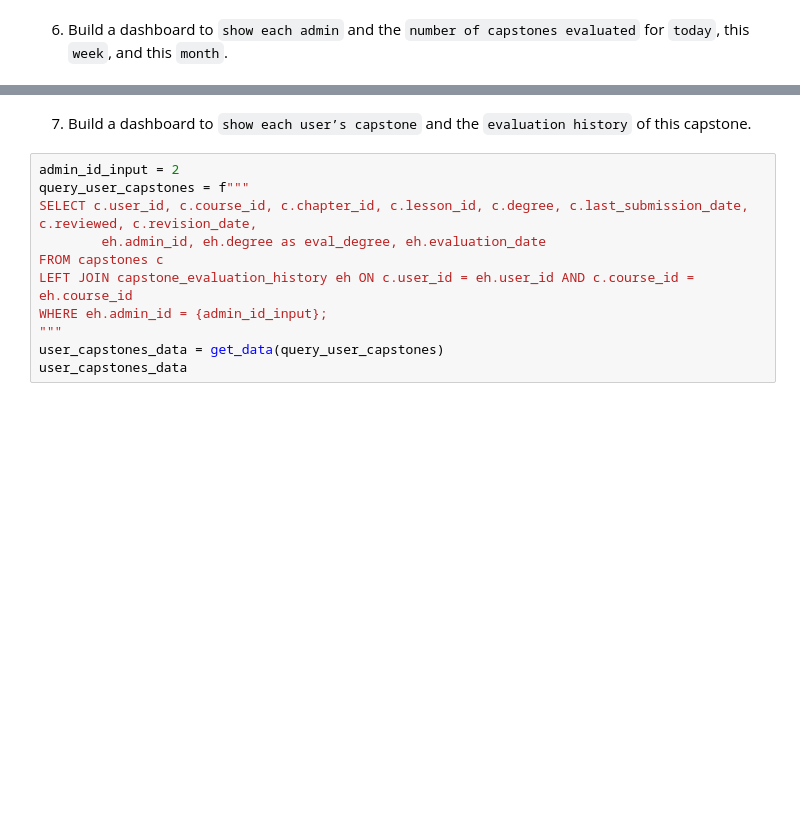
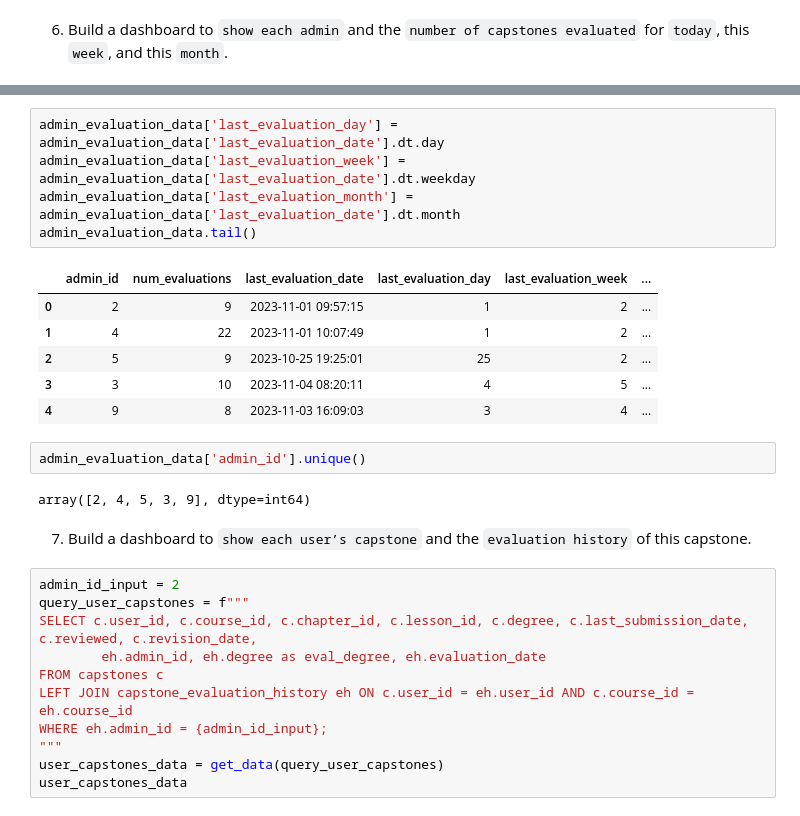
Before and after one commit to elsayedelmandoh/dashboard_ElectroPI, a Jupyter notebook: dashboard.ipynb, the cells around one changed output, grey strips where cells are left out. Cells and saved outputs as stored; diff of their text form; blank space fills up the shorter version.

```diff
--- a/dashboard.ipynb
+++ b/dashboard.ipynb
@@ -669,3 +680,19 @@ admin_evaluation_data
+# %%
+admin_evaluation_data['last_evaluation_day'] = admin_evaluation_data['last_evaluation_date'].dt.day
+admin_evaluation_data['last_evaluation_week'] = admin_evaluation_data['last_evaluation_date'].dt.weekday
+admin_evaluation_data['last_evaluation_month'] = admin_evaluation_data['last_evaluation_date'].dt.month
+admin_evaluation_data.tail()
+# %% [output]
+|  | admin_id | num_evaluations | last_evaluation_date | last_evaluation_day | last_evaluation_week | ... |
+| 0 | 2 | 9 | 2023-11-01 09:57:15 | 1 | 2 | ... |
+| 1 | 4 | 22 | 2023-11-01 10:07:49 | 1 | 2 | ... |
+| 2 | 5 | 9 | 2023-10-25 19:25:01 | 25 | 2 | ... |
+| 3 | 3 | 10 | 2023-11-04 08:20:11 | 4 | 5 | ... |
+| 4 | 9 | 8 | 2023-11-03 16:09:03 | 3 | 4 | ... |
+# %%
+admin_evaluation_data['admin_id'].unique()
+# %% [output]
+array([2, 4, 5, 3, 9], dtype=int64)
 # %% [markdown]
 7. Build a dashboard to `show each user’s capstone` and the `evaluation history` of this capstone.
 # %%
```
Also changed, not shown: parts of 31 cells of this notebook, 1 other file.
